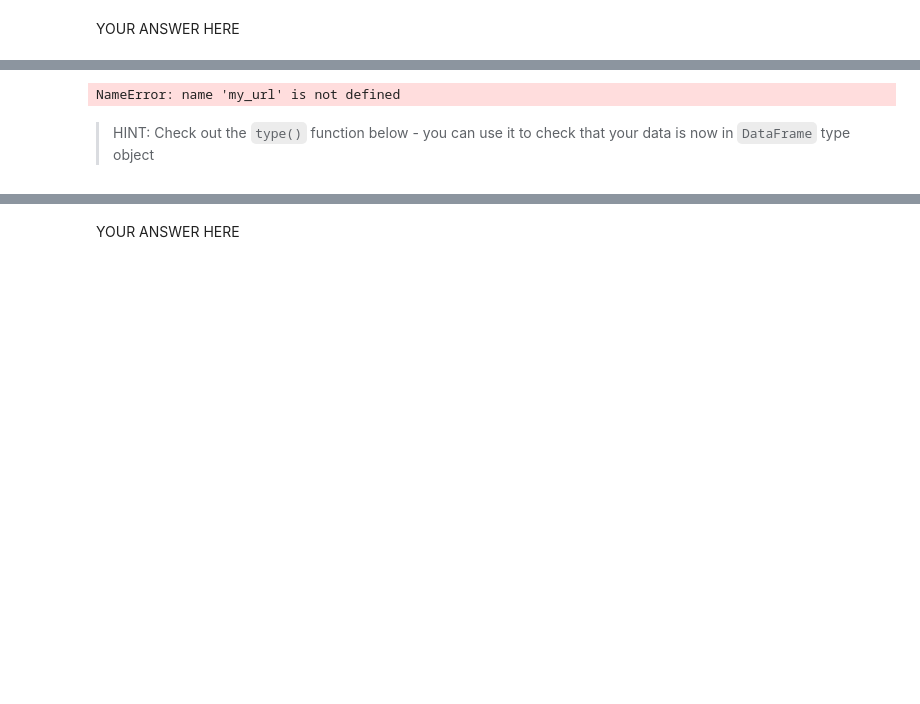
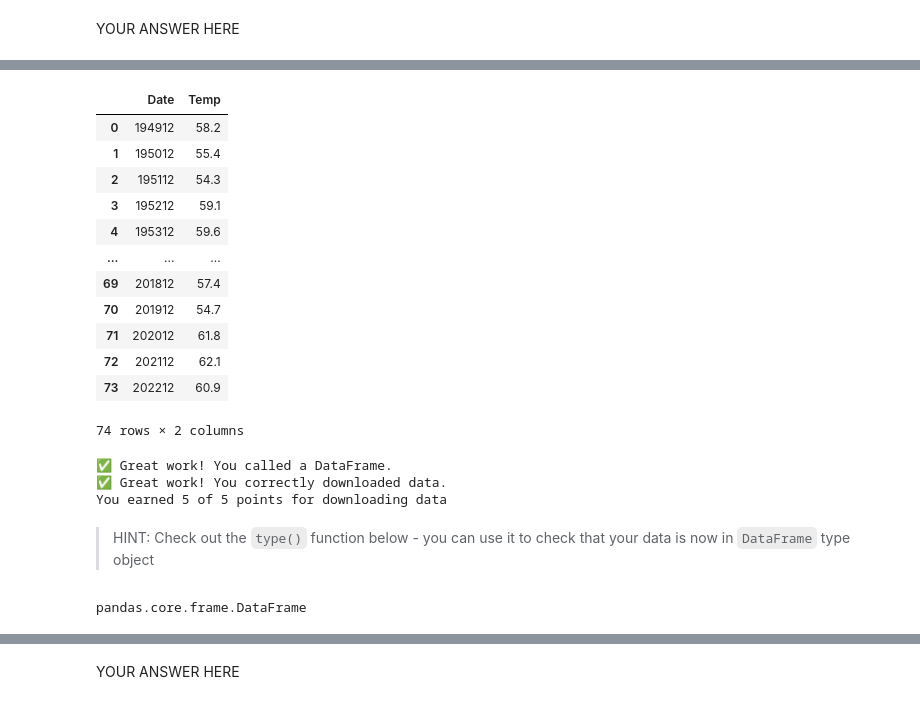
Before and after one commit to sdupree27886/get-started-with-reproducible-science-sdupree27886, a Jupyter notebook: Get Started with Open Reproducible Science!.ipynb, the cells around one changed output, grey strips where cells are left out. Drawn from its saved outputs; the diff is of its cells as text; code cells hidden in the pictures; blank space fills up the shorter version.

```diff
--- a/Get Started with Open Reproducible Science!.ipynb
+++ b/Get Started with Open Reproducible Science!.ipynb
@@ -175,8 +176,10 @@ The cell below contains the URL for the data you will use in this part of the no
      > HINT: You should see two vertical lines in each cell - don't let your code go past the second line
   3. At the end of the cell where you define your url variable, **call your variable (type out its name)** so it can be tested.
 # %%
-("https://www.ncei.noaa.gov/access/monitoring/climate-at-a-glance/city"
- "/time-series/USW00024090/tmax/ann/2/1949-2023.csv")
+rc_temp_url = ('https://www.ncei.noaa.gov/access/monitoring/'
+               'climate-at-a-glance/city/time-series/USW00024090/'
+               'tmax/ann/2/1949-2023.csv')
+rc_temp_url
 # %% [output]
 'https://www.ncei.noaa.gov/access/monitoring/climate-at-a-glance/city/time-series/USW00024090/tmax/ann/2/1949-2023.csv'
 # %%
@@ -219,10 +222,22 @@ YOUR ANSWER HERE
 **Make sure to call your `DataFrame` by typing it's name as the last line of your code cell** Then, you will be able to run the test cell below and find out if your answer is correct.
 # %%
 #download
-dataframe = pd.read_csv(my_url, header=2, names=['col_1', 'col_2'])
-dataframe
+rc_temp_df = pd.read_csv(rc_temp_url, header=3, names=['Date', 'Temp'])
+rc_temp_df
 # %% [output]
+|  | Date | Temp |
+| 0 | 194912 | 58.2 |
+| 1 | 195012 | 55.4 |
+| 2 | 195112 | 54.3 |
+| 3 | 195212 | 59.1 |
+| 4 | 195312 | 59.6 |
+| ... | ... | ... |
+| 69 | 201812 | 57.4 |
+| 70 | 201912 | 54.7 |
+| 71 | 202012 | 61.8 |
+| 72 | 202112 | 62.1 |
+| 73 | 202212 | 60.9 |
-NameError: name 'my_url' is not defined
+74 rows × 2 columns
 # %%
 # DO NOT MODIFY THIS TEST CELL
 tmax_df_resp = _
@@ -235,17 +250,23 @@ else:
     print('\u274C Oops - make sure to call your DataFrame for testing.')
 
 summary = [round(val, 2) for val in tmax_df_resp.mean().values]
-if summary == [198562.0, 58.89]:
+if summary == [198562.0, 59.04]:
     points += 4
     print('\u2705 Great work! You correctly downloaded data.')
 else:
     print('\u274C Oops - your data are not correct.')
 print('You earned {} of 5 points for downloading data'.format(points))
+# %% [output]
+✅ Great work! You called a DataFrame.
+✅ Great work! You correctly downloaded data.
+You earned 5 of 5 points for downloading data
 # %% [markdown]
   > HINT: Check out the `type()` function below - you can use it to check that your data is now in `DataFrame` type object
 # %%
 # Check that the data was imported into a pandas DataFrame
-type(dataframe)
+type(rc_temp_df)
+# %% [output]
+pandas.core.frame.DataFrame
 # %% [markdown]
 ---
 
```
Also changed, not shown: parts of 5 cells of this notebook.
